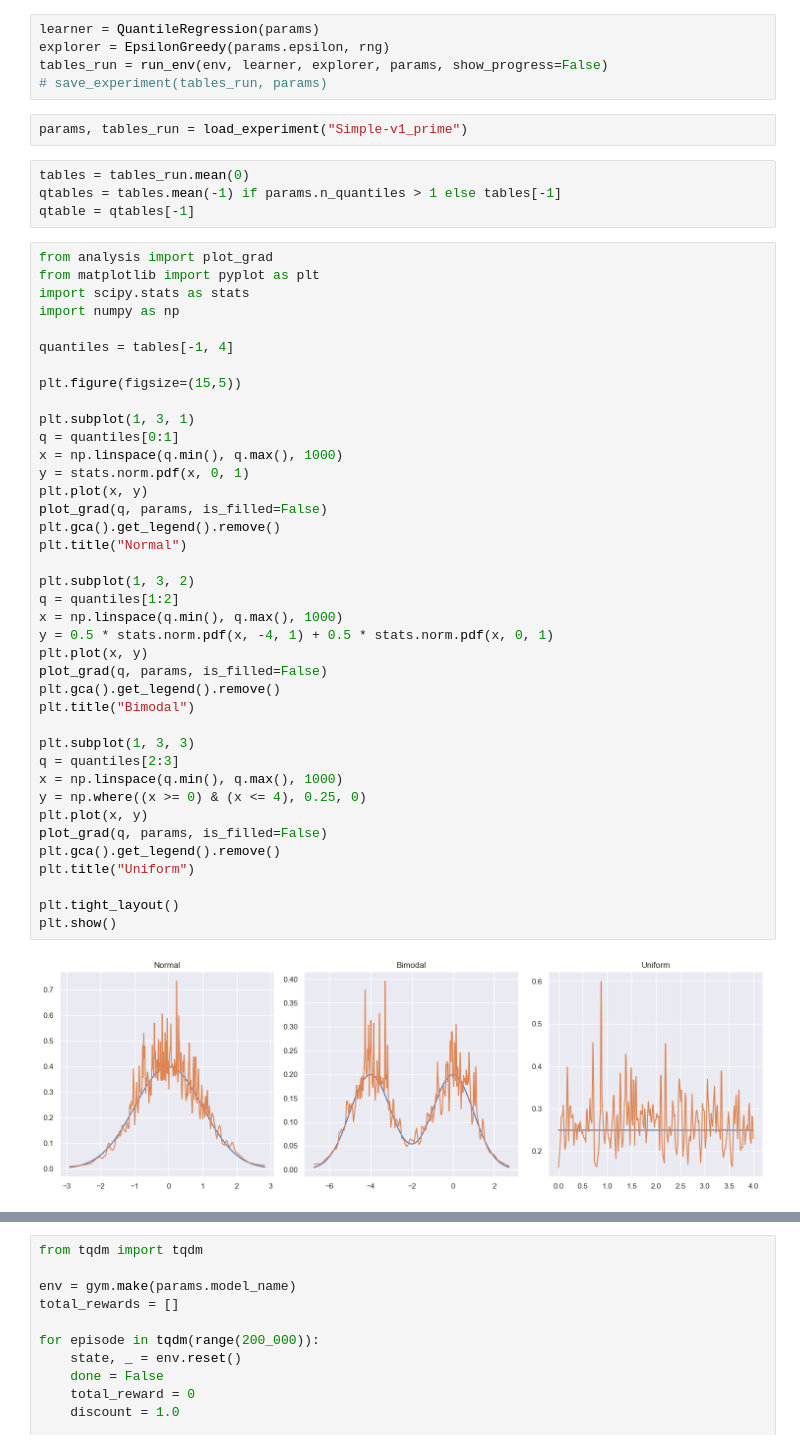
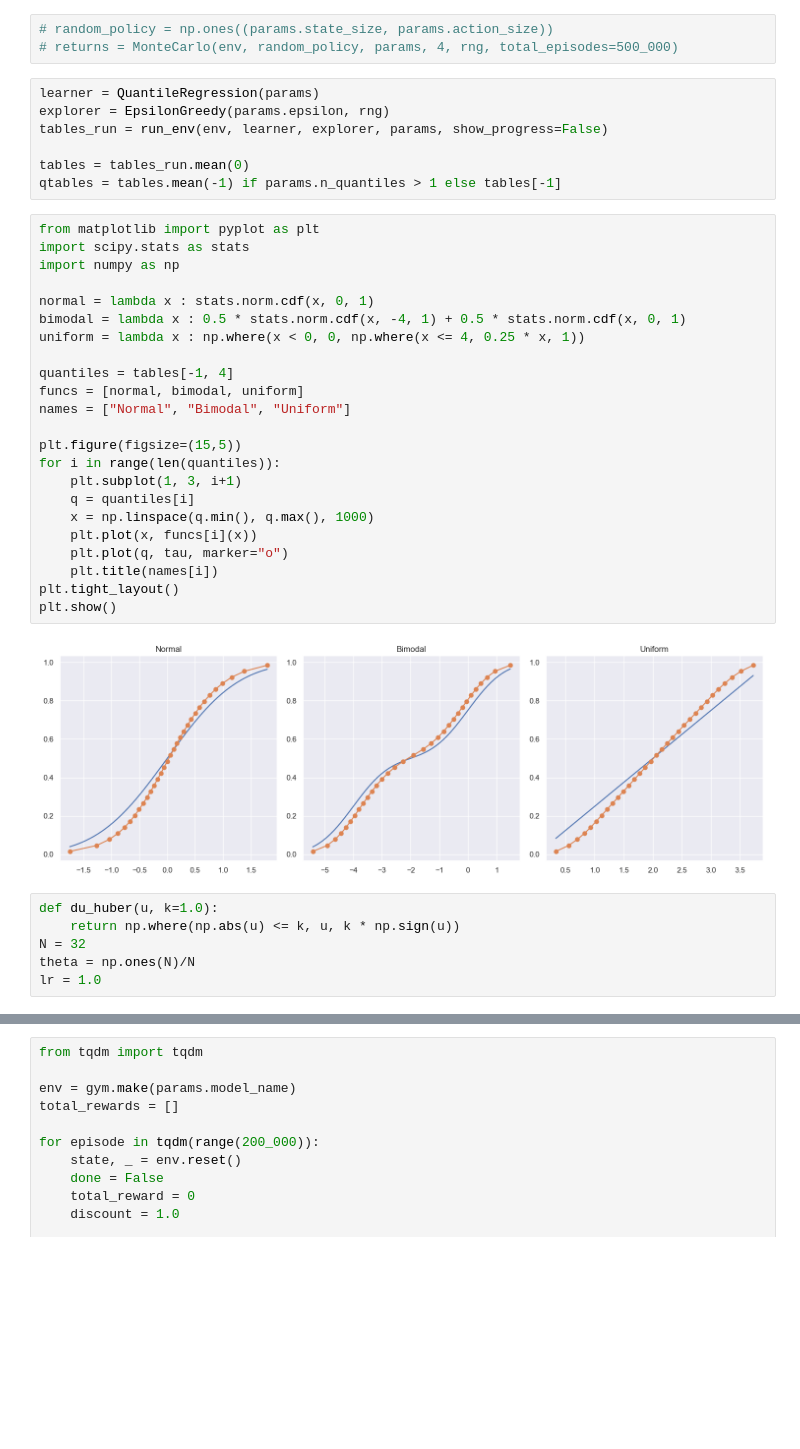
Before and after one commit to AlecHero/QuantileRegressionProject, a Jupyter notebook: tabular qr simple.ipynb, the cells around one changed output, grey strips where cells are left out. Saved outputs shown, nothing was run; the diff lists cells and outputs as text; blank space fills up the shorter version.

```diff
--- a/tabular qr simple.ipynb
+++ b/tabular qr simple.ipynb
@@ -39,52 +51,41 @@ params = params._replace(map_size=env.unwrapped.shape)
+# %%
+# random_policy = np.ones((params.state_size, params.action_size))
+# returns = MonteCarlo(env, random_policy, params, 4, rng, total_episodes=500_000)
 # %%
 learner = QuantileRegression(params)
 explorer = EpsilonGreedy(params.epsilon, rng)
 tables_run = run_env(env, learner, explorer, params, show_progress=False)
-# save_experiment(tables_run, params)
+
+tables = tables_run.mean(0)
+qtables = tables.mean(-1) if params.n_quantiles > 1 else tables[-1]
-# %%
-params, tables_run = load_experiment("Simple-v1_prime")
-# %%
-tables = tables_run.mean(0)
-qtables = tables.mean(-1) if params.n_quantiles > 1 else tables[-1]
-qtable = qtables[-1]
 # %%
-from analysis import plot_grad
 from matplotlib import pyplot as plt
 import scipy.stats as stats
 import numpy as np
 
+normal = lambda x : stats.norm.cdf(x, 0, 1)
+bimodal = lambda x : 0.5 * stats.norm.cdf(x, -4, 1) + 0.5 * stats.norm.cdf(x, 0, 1)
+uniform = lambda x : np.where(x < 0, 0, np.where(x <= 4, 0.25 * x, 1))
+
 quantiles = tables[-1, 4]
+funcs = [normal, bimodal, uniform]
+names = ["Normal", "Bimodal", "Uniform"]
 
 plt.figure(figsize=(15,5))
-
-plt.subplot(1, 3, 1)
-q = quantiles[0:1]
-x = np.linspace(q.min(), q.max(), 1000)
-y = stats.norm.pdf(x, 0, 1)
-plt.plot(x, y)
-plot_grad(q, params, is_filled=False)
-plt.gca().get_legend().remove()
-plt.title("Normal")
-
-plt.subplot(1, 3, 2)
-q = quantiles[1:2]
-x = np.linspace(q.min(), q.max(), 1000)
-y = 0.5 * stats.norm.pdf(x, -4, 1) + 0.5 * stats.norm.pdf(x, 0, 1)
-plt.plot(x, y)
-plot_grad(q, params, is_filled=False)
-plt.gca().get_legend().remove()
-plt.title("Bimodal")
-
-plt.subplot(1, 3, 3)
-q = quantiles[2:3]
-x = np.linspace(q.min(), q.max(), 1000)
-y = np.where((x >= 0) & (x <= 4), 0.25, 0)
-plt.plot(x, y)
-plot_grad(q, params, is_filled=False)
-plt.gca().get_legend().remove()
-plt.title("Uniform")
-
+for i in range(len(quantiles)):
+    plt.subplot(1, 3, i+1)
+    q = quantiles[i]
+    x = np.linspace(q.min(), q.max(), 1000)
+    plt.plot(x, funcs[i](x))
+    plt.plot(q, tau, marker="o")
+    plt.title(names[i])
 plt.tight_layout()
 plt.show()
 # %% [output]
-[figure, old version]
+[figure, new version]
+# %%
+def du_huber(u, k=1.0):
+    return np.where(np.abs(u) <= k, u, k * np.sign(u))
+N = 32
+theta = np.ones(N)/N
+lr = 1.0
```
Also changed, not shown: parts of 5 cells of this notebook, 15 other files.
